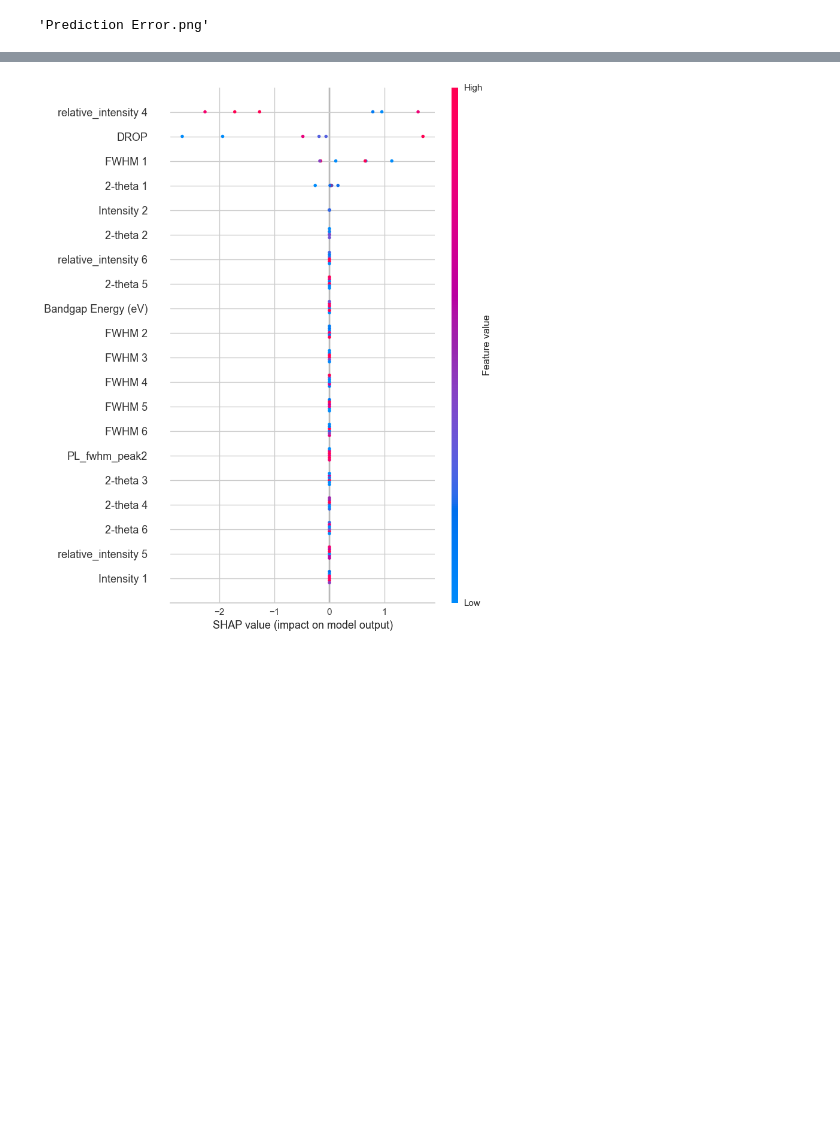
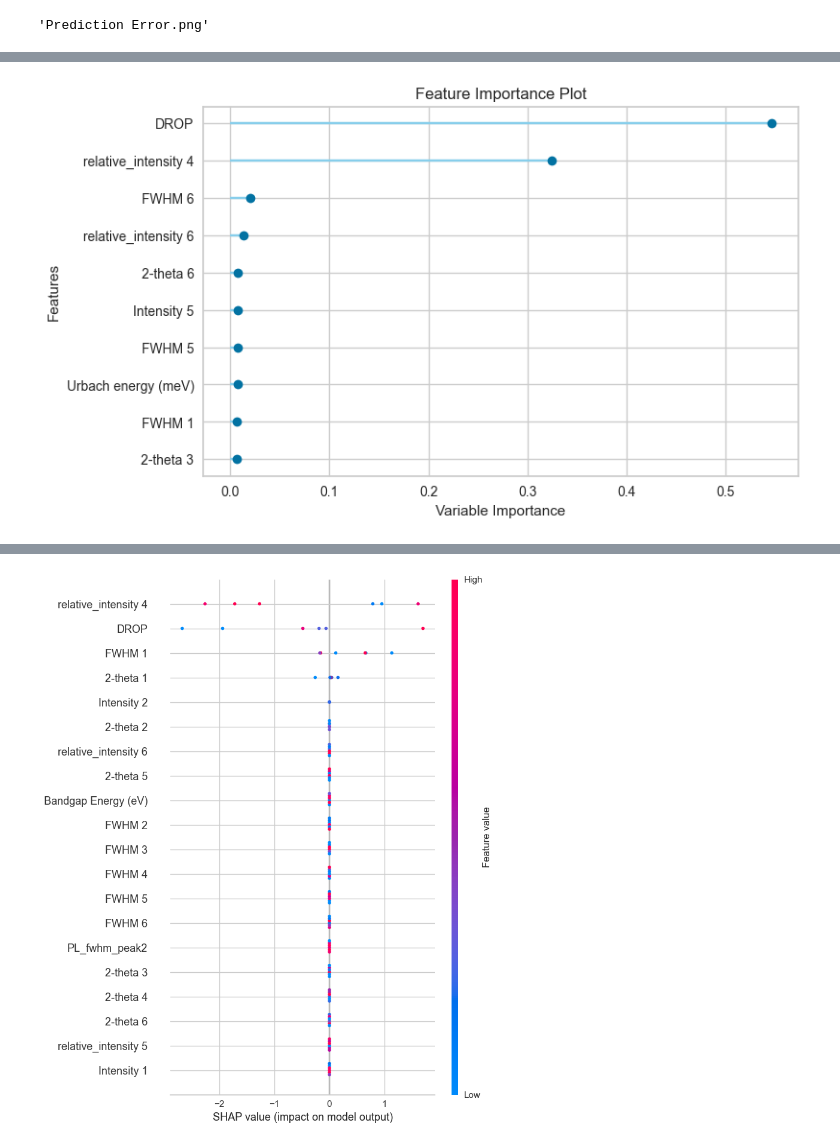
Before and after one commit to mmortazavi/ml_demystified, a Jupyter notebook: projects/solarcell/xrd/nezamloo/XRD+PL results/XRD+PL_target=FF_Pycaret.ipynb, the cells around one changed output, grey strips where cells are left out. Drawn from its saved outputs; the diff is of its cells as text; code cells hidden in the pictures; blank space fills up the shorter version.

```diff
--- a/projects/solarcell/xrd/nezamloo/XRD+PL results/XRD+PL_target=FF_Pycaret.ipynb
+++ b/projects/solarcell/xrd/nezamloo/XRD+PL results/XRD+PL_target=FF_Pycaret.ipynb
@@ -132,3 +139,10 @@ plot_model(gbr, plot = 'error', save=True)
 # %% [output]
 [interactive output not drawn]
 'Prediction Error.png'
+# %%
+params = {
+        'fontsize': 1
+    }
+# %%
+plot_model(gbr, plot = 'feature', plot_kwargs=params)
+# %% [output]
@@ -135,3 +150,4 @@ plot_model(gbr, plot = 'error', save=True)
+[figure, added]
 # %%
 plot_model(gbr, plot = 'feature_all')
 # %% [output]
```
Also changed, not shown: parts of 8 cells of this notebook, 12 other files.
